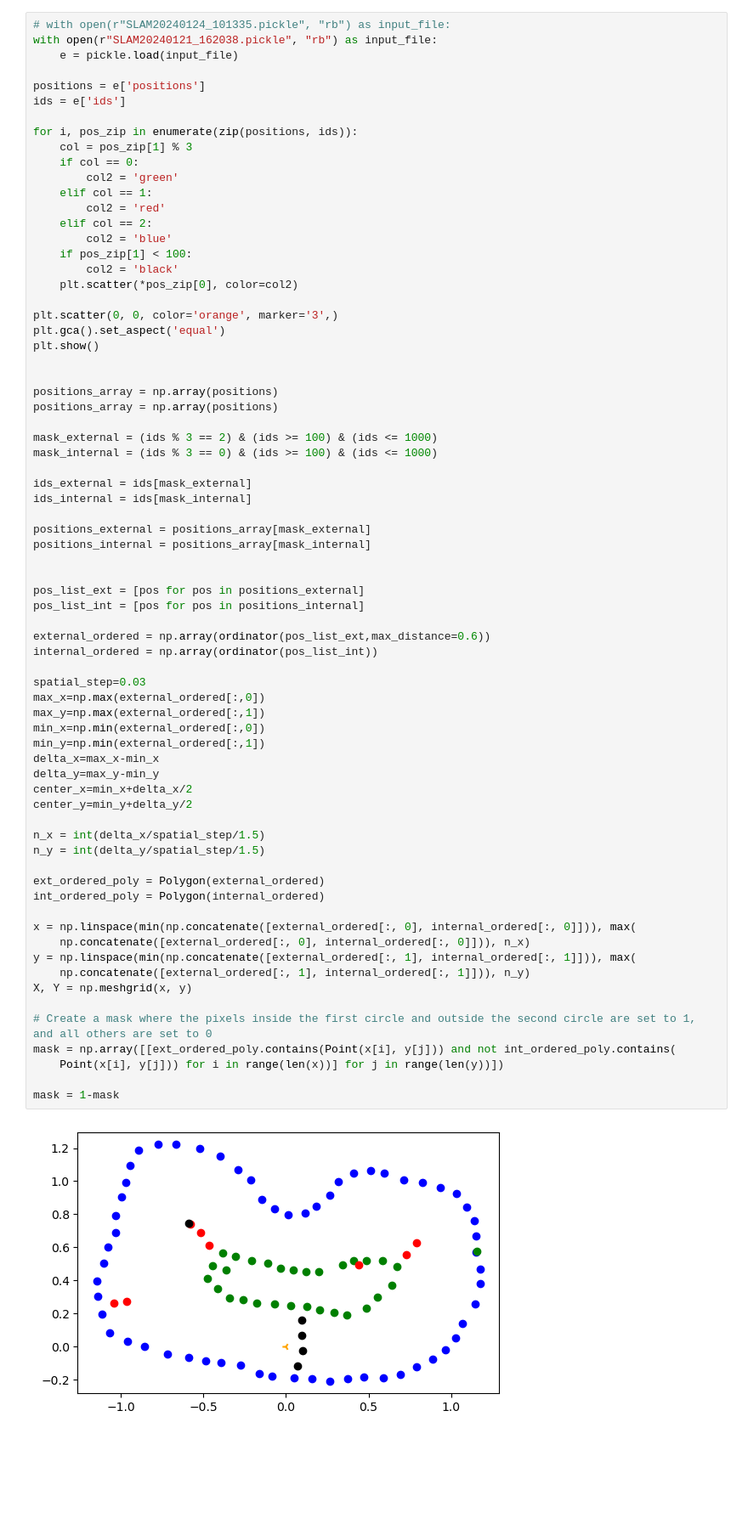
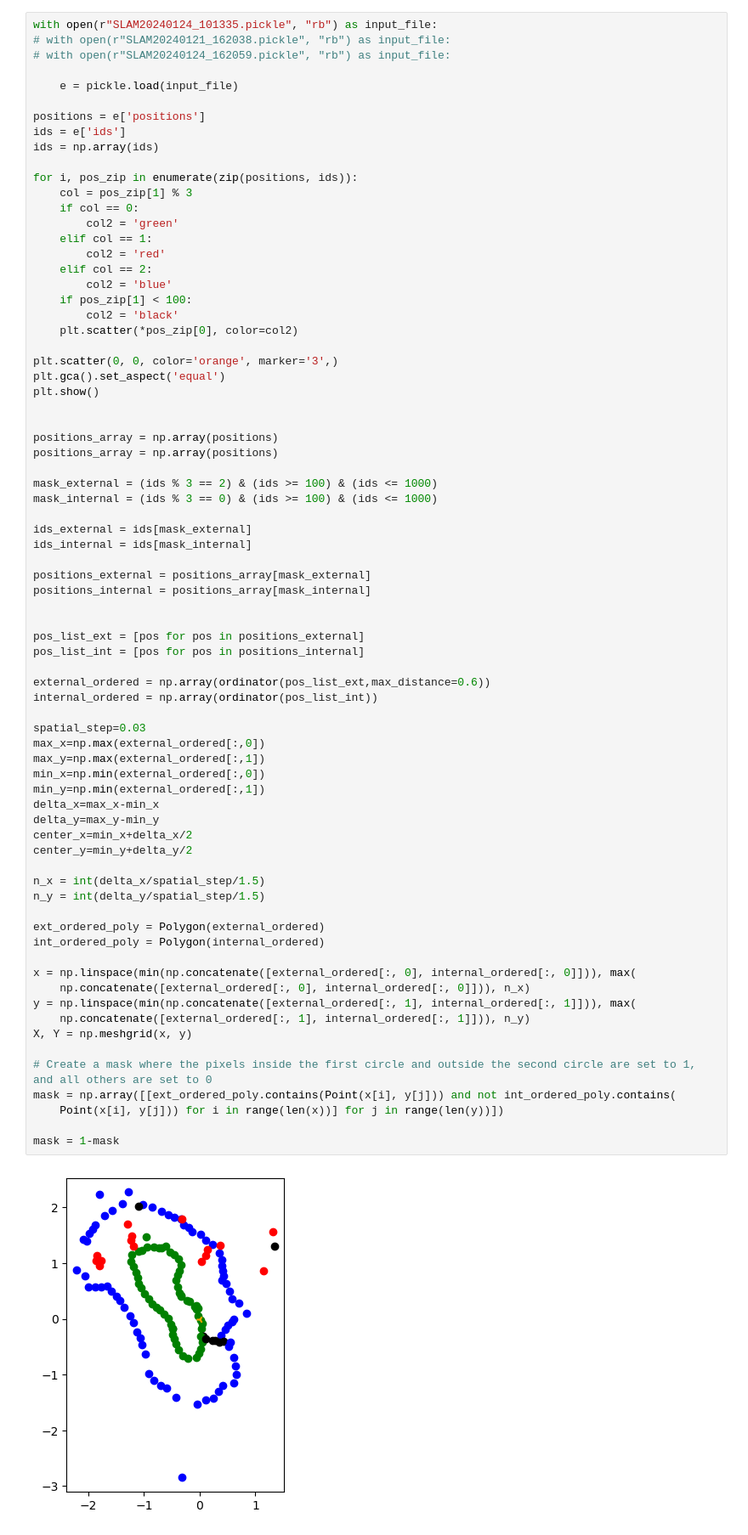
Before and after one commit to tommaso-bertola/computer-vision-and-robotics, a Jupyter notebook: robot-code/pathfinding/A_star_checkpoints_working.ipynb, the cells around one changed output. Shown at 85% size. Cells and saved outputs as stored; diff of their text form; blank space fills up the shorter version.

```diff
--- a/robot-code/pathfinding/A_star_checkpoints_working.ipynb
+++ b/robot-code/pathfinding/A_star_checkpoints_working.ipynb
@@ -14,12 +14,15 @@ from shapely.geometry import Point
 from magic import ordinator
 import cv2
 # %%
-# with open(r"SLAM20240124_101335.pickle", "rb") as input_file:
-with open(r"SLAM20240121_162038.pickle", "rb") as input_file:
+with open(r"SLAM20240124_101335.pickle", "rb") as input_file:
+# with open(r"SLAM20240121_162038.pickle", "rb") as input_file:
+# with open(r"SLAM20240124_162059.pickle", "rb") as input_file:
+
     e = pickle.load(input_file)
 
 positions = e['positions']
 ids = e['ids']
+ids = np.array(ids)
 
 for i, pos_zip in enumerate(zip(positions, ids)):
     col = pos_zip[1] % 3
@@ -58,31 +61,31 @@ external_ordered = np.array(ordinator(pos_list_ext,max_distance=0.6))
 internal_ordered = np.array(ordinator(pos_list_int))
 
 spatial_step=0.03
 max_x=np.max(external_ordered[:,0])
 max_y=np.max(external_ordered[:,1])
 min_x=np.min(external_ordered[:,0])
 min_y=np.min(external_ordered[:,1])
 delta_x=max_x-min_x
 delta_y=max_y-min_y
 center_x=min_x+delta_x/2
 center_y=min_y+delta_y/2
 
 n_x = int(delta_x/spatial_step/1.5)
 n_y = int(delta_y/spatial_step/1.5)
 
 ext_ordered_poly = Polygon(external_ordered)
 int_ordered_poly = Polygon(internal_ordered)
 
 x = np.linspace(min(np.concatenate([external_ordered[:, 0], internal_ordered[:, 0]])), max(
     np.concatenate([external_ordered[:, 0], internal_ordered[:, 0]])), n_x)
 y = np.linspace(min(np.concatenate([external_ordered[:, 1], internal_ordered[:, 1]])), max(
     np.concatenate([external_ordered[:, 1], internal_ordered[:, 1]])), n_y)
 X, Y = np.meshgrid(x, y)
 
 # Create a mask where the pixels inside the first circle and outside the second circle are set to 1, and all others are set to 0
 mask = np.array([[ext_ordered_poly.contains(Point(x[i], y[j])) and not int_ordered_poly.contains(
     Point(x[i], y[j])) for i in range(len(x))] for j in range(len(y))])
 
 mask = 1-mask
 # %% [output]
-[figure, old version]
+[figure, new version]
```
Also changed, not shown: parts of 10 cells of this notebook.
